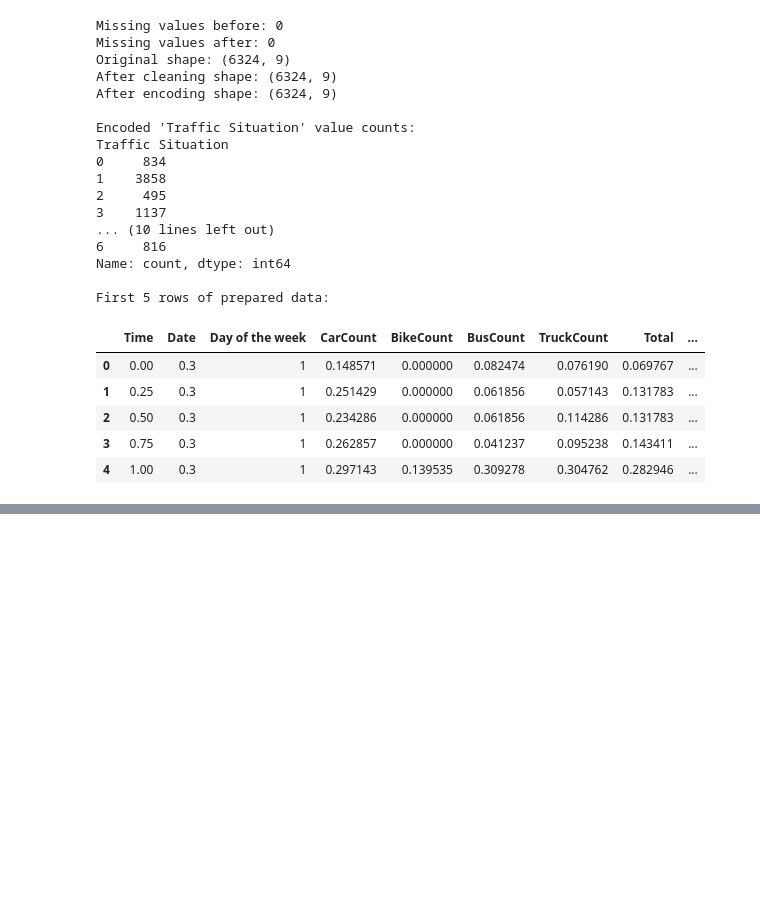
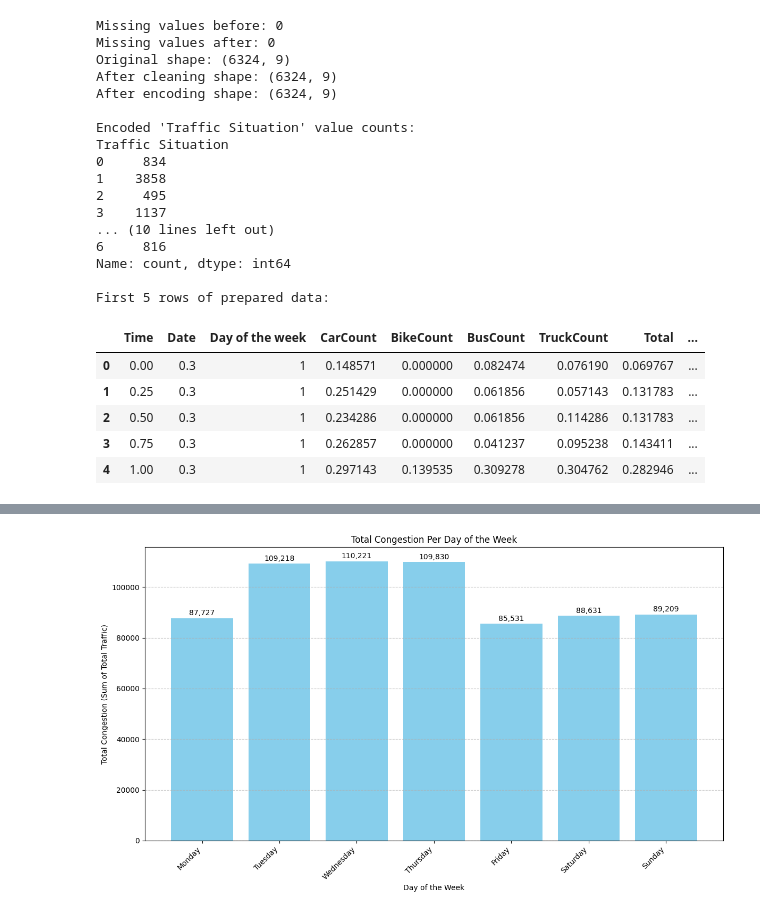
Before and after one commit to Joe28B/Big_Data_Project, a Jupyter notebook: FinalBIG.ipynb, the cells around one changed output, grey strips where cells are left out. Cells and saved outputs as stored; diff of their text form; code cells hidden in the pictures; blank space fills up the shorter version.

```diff
--- a/FinalBIG.ipynb
+++ b/FinalBIG.ipynb
@@ -385,0 +395,21 @@ Top 10 worst congestion windows (Day + Hour):
+# %%
+# Calculate the sum of 'Total' traffic for each 'Day of the week'
+total_congestion_per_day = df.groupby('Day of the week')['Total'].sum().reindex(['Monday', 'Tuesday', 'Wednesday', 'Thursday', 'Friday', 'Saturday', 'Sunday'])
+
+# Create a bar chart
+plt.figure(figsize=(12, 7))
+plt.bar(total_congestion_per_day.index, total_congestion_per_day.values, color='skyblue')
+
+# Add values on top of bars
+for index, value in enumerate(total_congestion_per_day.values):
+    plt.text(index, value + 500, f'{value:,.0f}', ha='center', va='bottom', fontsize=10)
+
+plt.xlabel("Day of the Week")
+plt.ylabel("Total Congestion (Sum of Total Traffic)")
+plt.title("Total Congestion Per Day of the Week")
+plt.grid(axis='y', linestyle='--', alpha=0.7)
+plt.xticks(rotation=45, ha='right')
+plt.tight_layout()
+plt.show()
+# %% [output]
+[figure, added]
```
Also changed, not shown: parts of 15 cells of this notebook, 3 other files.
